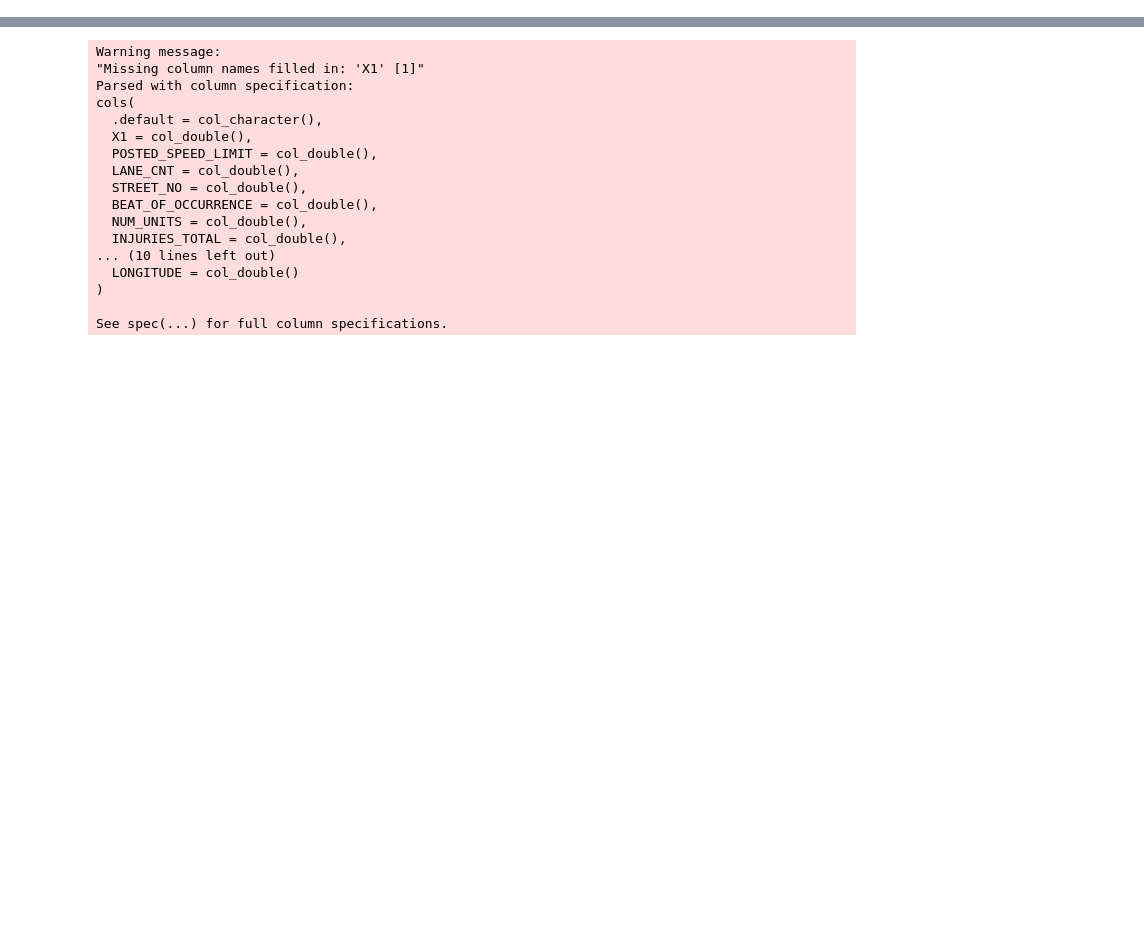
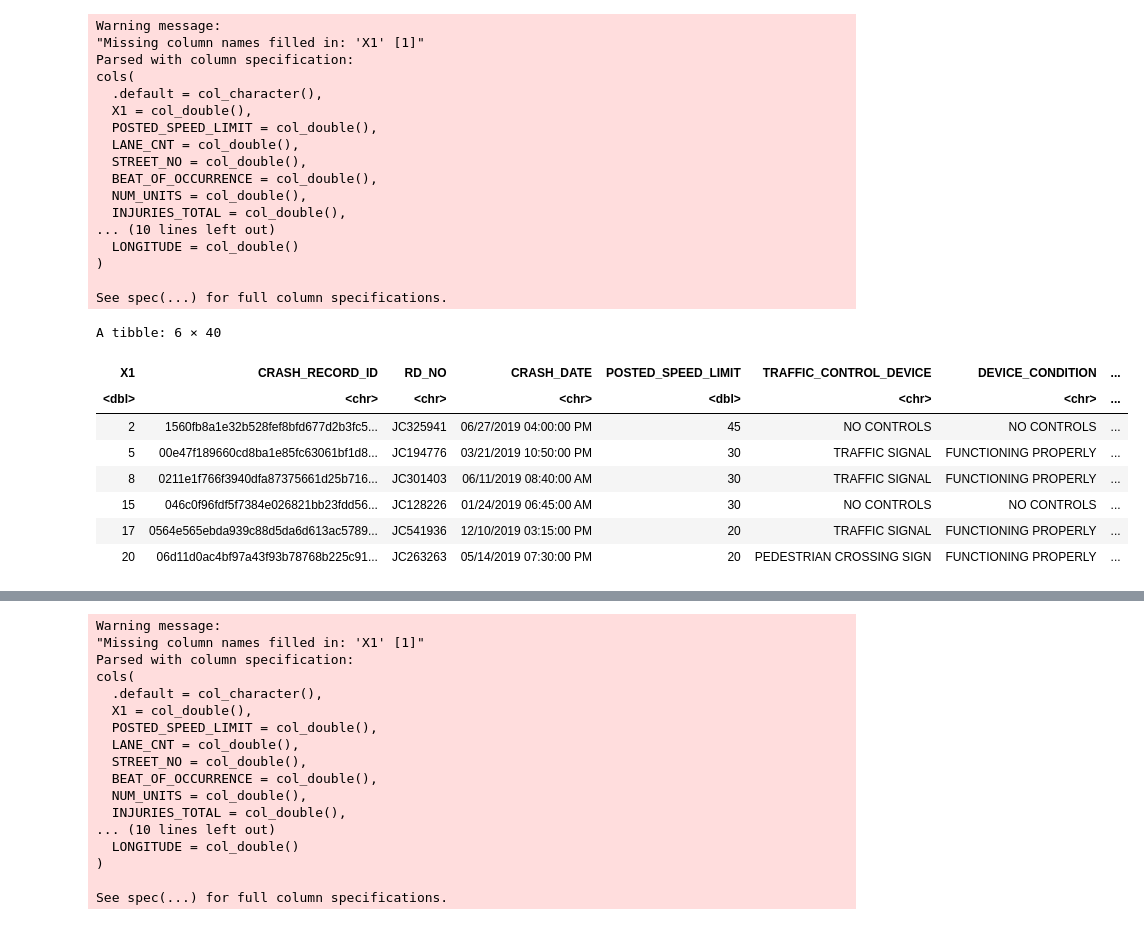
Before and after one commit to hetankevin/Chicago-Traffic-Accidents, a Jupyter notebook: chicagoLocations.ipynb, the cells around one changed output, grey strips where cells are left out. Cells and saved outputs as stored; diff of their text form; code cells hidden in the pictures; blank space fills up the shorter version.

```diff
--- a/chicagoLocations.ipynb
+++ b/chicagoLocations.ipynb
@@ -30,0 +94,30 @@ Warning message:
+# %%
+traffic <- read_csv("chicagotraffic2019.csv")
+traffic %>% head
+# %% [output]
+Warning message:
+"Missing column names filled in: 'X1' [1]"
+Parsed with column specification:
+cols(
+  .default = col_character(),
+  X1 = col_double(),
+  POSTED_SPEED_LIMIT = col_double(),
+  LANE_CNT = col_double(),
+  STREET_NO = col_double(),
+  BEAT_OF_OCCURRENCE = col_double(),
+  NUM_UNITS = col_double(),
+  INJURIES_TOTAL = col_double(),
+... (10 lines left out)
+  LONGITUDE = col_double()
+)
+
+See spec(...) for full column specifications.
+A tibble: 6 × 40
+| X1 | CRASH_RECORD_ID | RD_NO | CRASH_DATE | POSTED_SPEED_LIMIT | TRAFFIC_CONTROL_DEVICE | DEVICE_CONDITION | ... |
+| <dbl> | <chr> | <chr> | <chr> | <dbl> | <chr> | <chr> | ... |
+| 2 | 1560fb8a1e32b528fef8bfd677d2b3fc5... | JC325941 | 06/27/2019 04:00:00 PM | 45 | NO CONTROLS | NO CONTROLS | ... |
+| 5 | 00e47f189660cd8ba1e85fc63061bf1d8... | JC194776 | 03/21/2019 10:50:00 PM | 30 | TRAFFIC SIGNAL | FUNCTIONING PROPERLY | ... |
+| 8 | 0211e1f766f3940dfa87375661d25b716... | JC301403 | 06/11/2019 08:40:00 AM | 30 | TRAFFIC SIGNAL | FUNCTIONING PROPERLY | ... |
+| 15 | 046c0f96fdf5f7384e026821bb23fdd56... | JC128226 | 01/24/2019 06:45:00 AM | 30 | NO CONTROLS | NO CONTROLS | ... |
+| 17 | 0564e565ebda939c88d5da6d613ac5789... | JC541936 | 12/10/2019 03:15:00 PM | 20 | TRAFFIC SIGNAL | FUNCTIONING PROPERLY | ... |
+| 20 | 06d11d0ac4bf97a43f93b78768b225c91... | JC263263 | 05/14/2019 07:30:00 PM | 20 | PEDESTRIAN CROSSING SIGN | FUNCTIONING PROPERLY | ... |
```
Also changed, not shown: parts of 11 cells of this notebook.
